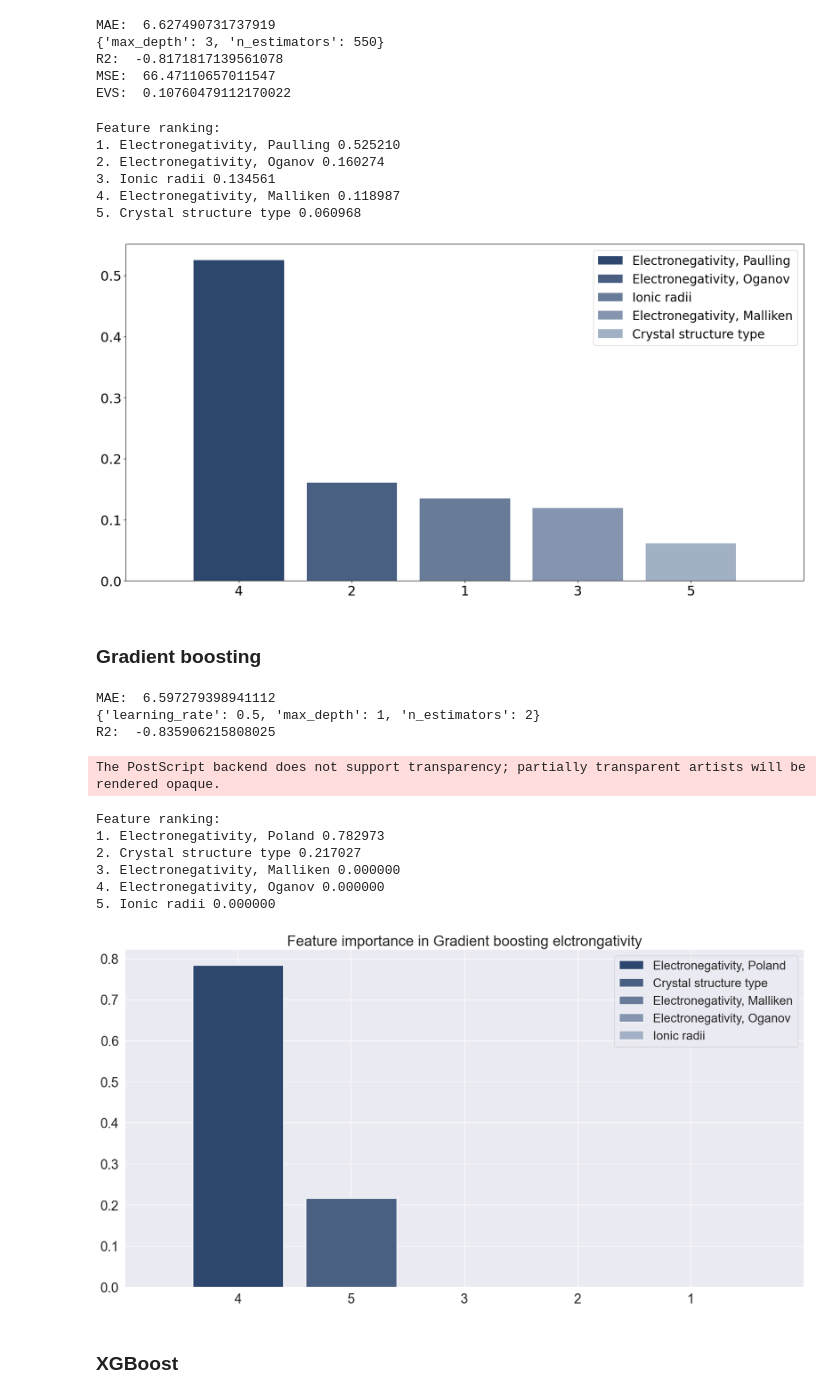
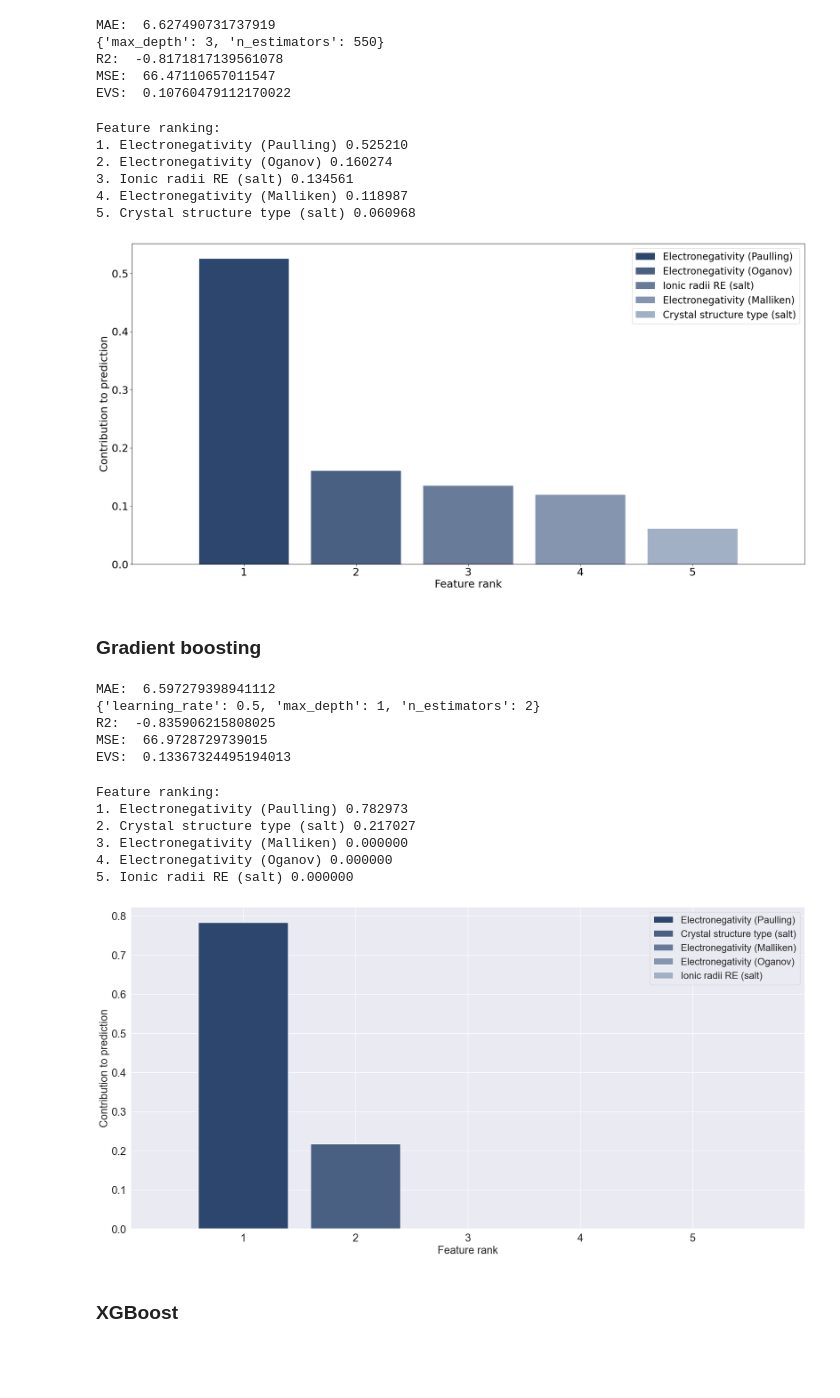
Before and after one commit to Kumokage/ChemML, a Jupyter notebook: notebooks/AntiBio/ElectronegativityTest.ipynb, the cells around one changed output. Cells and saved outputs as stored; diff of their text form; code cells hidden in the pictures; blank space fills up the shorter version.

```diff
--- a/notebooks/AntiBio/ElectronegativityTest.ipynb
+++ b/notebooks/AntiBio/ElectronegativityTest.ipynb
@@ -112,7 +118,7 @@ def get_color_gradient(c1, c2, n):
     rgb_colors = [((1-mix)*c1_rgb + (mix*c2_rgb)) for mix in mix_pcts]
     return ["#" + "".join([format(int(round(val*255)), "02x") for val in item]) for item in rgb_colors]
 # %%
-def draw_importance(importances, model_name, columns, image_path=None):
+def draw_importance(importances, model_name, columns, is_save=False):
     features = {}
     color1 = "#2D466D"
     color2 = "#A2B0C5"
@@ -129,20 +135,23 @@ def draw_importance(importances, model_name, columns, image_path=None):
             "%d. %s %f "
             % (f + 1, features["f" + str(feature_indices[f])], importances[indices[f]])
         )
-    plt.figure(figsize=(20, 10))
+    plt.figure(figsize=(25, 12))
     bars = plt.bar(
         range(num_to_plot),
         importances[indices[:num_to_plot]],
         color=get_color_gradient(color1, color2, num_to_plot),
         align="center",
     )
-    plt.xticks(range(num_to_plot), feature_indices, fontsize=22)
+    ax = plt.gca()
+    plt.xticks(range(num_to_plot), range(1, num_to_plot+1), fontsize=22)
     plt.yticks(fontsize=22)
     plt.xlim([-1, num_to_plot])
     plt.legend(bars, [u"".join(features["f" + str(i)]) for i in feature_indices], fontsize="20")
+    ax.set_xlabel("Feature rank", fontsize=22)
+    ax.set_ylabel("Contribution to prediction", fontsize=22)
     # plt.title(f"Feature importance in {model_name}")
-    if image_path:
-        plt.savefig(image_path, format='svg', dpi=600, bbox_inches='tight', transparent="True", pad_inches=0)
+    if is_save:
+        plt.savefig(f'../mock/{model_name}.svg', format='svg', dpi=600, bbox_inches='tight', pad_inches=0)
 # %% [markdown]
 ### Models runners
 # %%
@@ -177,7 +187,7 @@ def run_rforest(X, y):
     scores['EVS'] = clf.cv_results_['mean_test_explained_variance'].max()
     return best_model, scores
 # %%
-def run_gradient_boosting(X, y):
+def run_gradient_boosting(X, y, is_show_params=True):
     parameters = {
     'learning_rate': [0.5, 0.25, 0.1, 0.05, 0.01],
     'n_estimators': [2, 4, 8, 16, 32, 64, 100, 200, 300, 400],
@@ -196,7 +206,8 @@ def run_gradient_boosting(X, y):
     scores = {}
     print("MAE: ", -clf.best_score_)
     scores['MAE'] = -clf.best_score_
-    print(clf.best_params_)
+    if is_show_params:
+        print(clf.best_params_)
     print("R2: ", clf.cv_results_['mean_test_r2'].max())
     scores['R2'] = clf.cv_results_['mean_test_r2'].max()
     print("MSE: ", -clf.cv_results_['mean_test_neg_mean_squared_error'].max())
@@ -306,8 +324,8 @@ plt.plot(df_renamed['рН'], df_renamed['Stunting diameter'])
 # %% [markdown]
 ### Prepare for experiments
 # %%
-mixed_data = df[df['Is salt'] == 1][['Stunting diameter', 'Ionic radii',
-                                     'Electronegativity, Oganov', 'Electronegativity, Malliken',
-                                     'Electronegativity, Paulling', 'Crystal structure type']]
+mixed_data = df[df['Salt/Solution'] == 1][['Stunting diameter', 'Ionic radii RE (salt)',
+                                     'Electronegativity (Oganov)', 'Electronegativity (Malliken)',
+                                     'Electronegativity (Paulling)', 'Crystal structure type (salt)']]
 mixed_data
 # %% [output]
@@ -342,16 +360,16 @@ draw_importance(
     best_random_forest_allen.feature_importances_,
     "Random forest elctrongativity",
     columns=X.columns,
-    image_path="../mock/RundomForestAllEN.svg"
+    is_save=True
 )
 # %% [output]
 Feature ranking:
-1. Electronegativity, Paulling 0.525210
-2. Electronegativity, Oganov 0.160274
-3. Ionic radii 0.134561
-4. Electronegativity, Malliken 0.118987
-5. Crystal structure type 0.060968
+1. Electronegativity (Paulling) 0.525210
+2. Electronegativity (Oganov) 0.160274
+3. Ionic radii RE (salt) 0.134561
+4. Electronegativity (Malliken) 0.118987
+5. Crystal structure type (salt) 0.060968
-[figure, old version]
+[figure, new version]
 # %% [markdown]
 ### Gradient boosting
 # %%
@@ -360,22 +378,23 @@ best_gradient_boost_allen, _ = run_gradient_boosting(X, y)
 MAE:  6.597279398941112
 {'learning_rate': 0.5, 'max_depth': 1, 'n_estimators': 2}
 R2:  -0.835906215808025
+MSE:  66.9728729739015
+EVS:  0.13367324495194013
 # %%
 draw_importance(
     best_gradient_boost_allen.feature_importances_,
     "Gradient boosting elctrongativity",
     columns=X.columns,
-    image_path="../mock/GradientBoostingAllEN.eps"
+    is_save=True
 )
 # %% [output]
-The PostScript backend does not support transparency; partially transparent artists will be rendered opaque.
+Feature ranking:
+1. Electronegativity (Paulling) 0.782973
+2. Crystal structure type (salt) 0.217027
+3. Electronegativity (Malliken) 0.000000
+4. Electronegativity (Oganov) 0.000000
+5. Ionic radii RE (salt) 0.000000
-Feature ranking:
-1. Electronegativity, Poland 0.782973
-2. Crystal structure type 0.217027
-3. Electronegativity, Malliken 0.000000
-4. Electronegativity, Oganov 0.000000
-5. Ionic radii 0.000000
-[figure, old version]
+[figure, new version]
 # %% [markdown]
 ### XGBoost
 # %%
```
Also changed, not shown: parts of 41 cells of this notebook, 1 other file.
